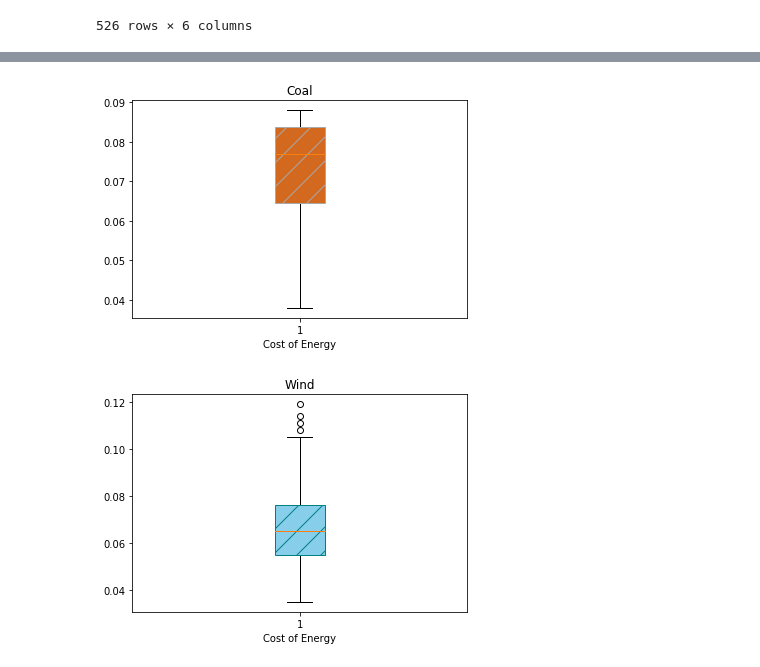
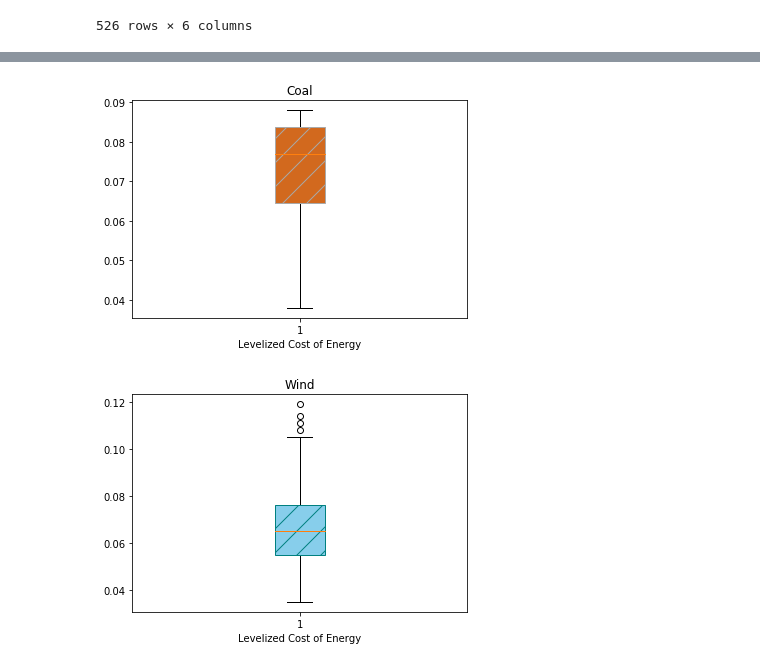
Before and after one commit to cweinreich24/State-Utilities-Analysis, a Jupyter notebook: Generation Costs_tyler/generationcosts_v2.ipynb, the cells around one changed output, grey strips where cells are left out. Drawn from its saved outputs; the diff is of its cells as text; code cells hidden in the pictures.

```diff
--- a/Generation Costs_tyler/generationcosts_v2.ipynb
+++ b/Generation Costs_tyler/generationcosts_v2.ipynb
@@ -107,23 +107,23 @@ for box in plt4['boxes']:
 # %%
 # Boxplot for Coal
 plt5 = plt.boxplot(df_coal["Levelized cost of energy"], patch_artist=True)
 plt.title('Coal')
-plt.xlabel('Cost of Energy')
+plt.xlabel('Levelized Cost of Energy')
 
 for box in plt5['boxes']:
     # change outline color
     box.set(color='darkgrey', linewidth=4)
     # change fill color
     box.set(facecolor = 'chocolate' )
     # change hatch
     box.set(hatch = '/', linewidth=1)
 # %% [output]
-[figure, old version]
+[figure, new version]
 # %%
 # Boxplot for Wind
 plt6 = plt.boxplot(df_wind["Levelized cost of energy"], patch_artist=True)
 plt.title('Wind')
-plt.xlabel('Cost of Energy')
+plt.xlabel('Levelized Cost of Energy')
 
 for box in plt6['boxes']:
     # change outline color
@@ -133,4 +133,4 @@ for box in plt6['boxes']:
     # change hatch
     box.set(hatch = '/', linewidth=1)
 # %% [output]
-[figure, old version]
+[figure, new version]
```
Also changed, not shown: parts of 4 cells of this notebook.
